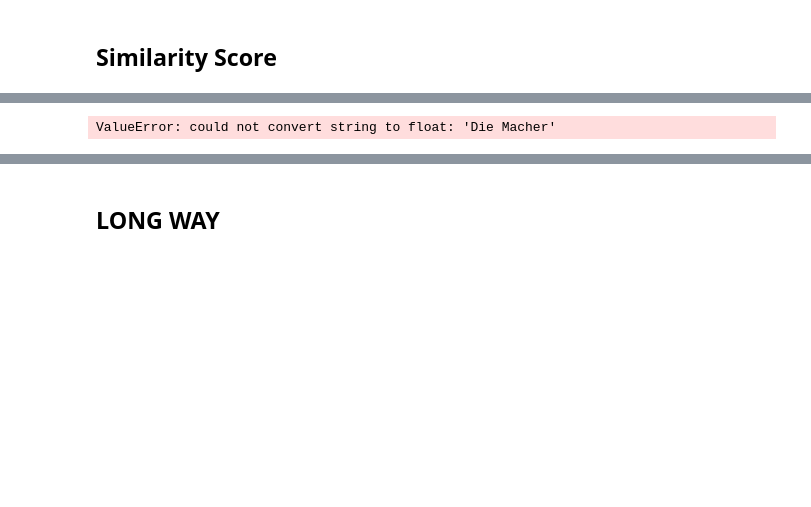
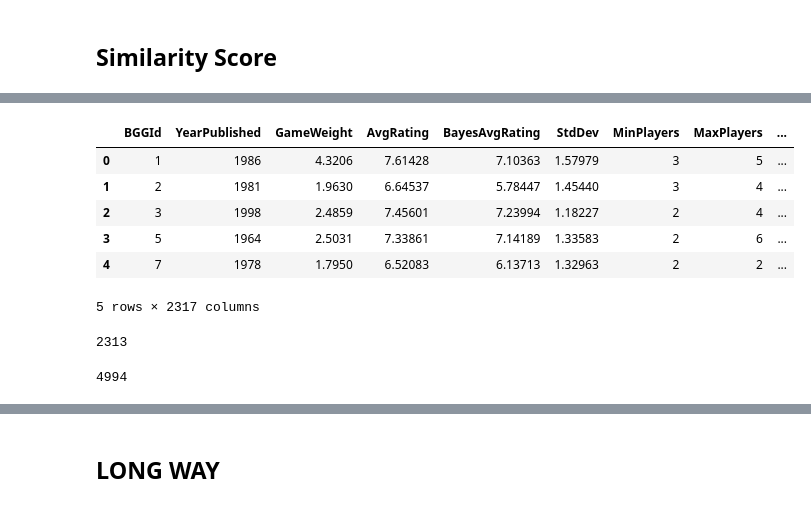
Before and after one commit to davisspe33/cse6432somefunteamname, a Jupyter notebook: kmeans.ipynb, the cells around one changed output, grey strips where cells are left out. Cells and saved outputs as stored; diff of their text form; code cells hidden in the pictures; blank space fills up the shorter version.

```diff
--- a/kmeans.ipynb
+++ b/kmeans.ipynb
@@ -447,6 +469,18 @@ from scipy import sparse
+# %%
+##Greater_than = df[df['Sales'] > 300]
+df = df[df['Rank:boardgame'] <= 5000 ]
+df.reset_index(inplace=True,drop=True)
+df.head()
+# %% [output]
+|  | BGGId | YearPublished | GameWeight | AvgRating | BayesAvgRating | StdDev | MinPlayers | MaxPlayers | ... |
+| 0 | 1 | 1986 | 4.3206 | 7.61428 | 7.10363 | 1.57979 | 3 | 5 | ... |
+| 1 | 2 | 1981 | 1.9630 | 6.64537 | 5.78447 | 1.45440 | 3 | 4 | ... |
+| 2 | 3 | 1998 | 2.4859 | 7.45601 | 7.23994 | 1.18227 | 2 | 4 | ... |
+| 3 | 5 | 1964 | 2.5031 | 7.33861 | 7.14189 | 1.33583 | 2 | 6 | ... |
+| 4 | 7 | 1978 | 1.7950 | 6.52083 | 6.13713 | 1.32963 | 2 | 2 | ... |
+5 rows × 2317 columns
 # %%
-cols = [c for c in df.columns if 'cluster' not in c]
-scaler = StandardScaler()
-scaled_features = scaler.fit_transform(df[cols])
+cols = [c for c in df.columns if 'cluster' not in c and 'Name' not in c]
+print(len(cols))
 # %% [output]
-ValueError: could not convert string to float: 'Die Macher'
+2313
@@ -453 +490,5 @@ ValueError: could not convert string to float: 'Die Macher'
+# %%
+print(len(scaled_features))
+# %% [output]
+4994
 # %%
```
Also changed, not shown: parts of 23 cells of this notebook.
